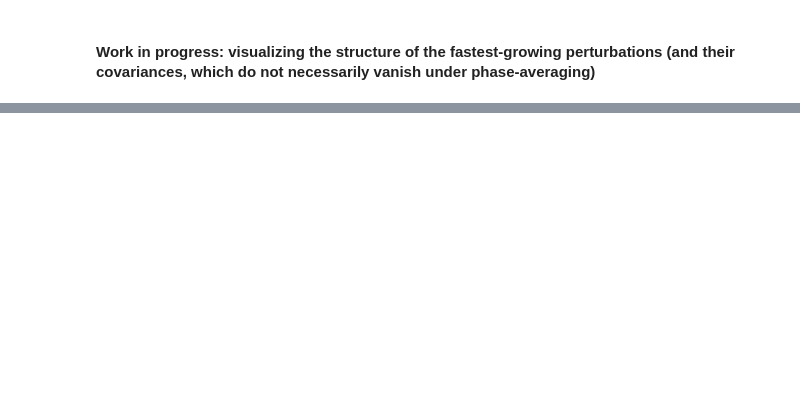
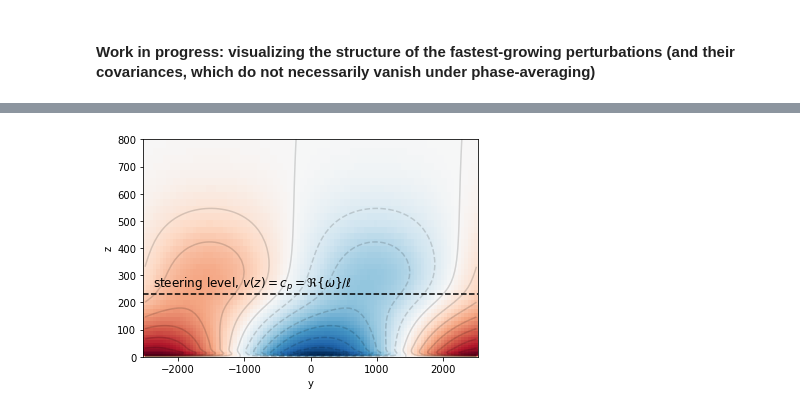
Before and after one commit to hdrake/bmli-linear, a Jupyter notebook: examples/evp_replicate_Wenegrat2018_growth_rates.ipynb, the cells around one changed output, grey strips where cells are left out. Saved outputs shown, nothing was run; the diff lists cells and outputs as text; code cells hidden in the pictures; blank space fills up the shorter version.

```diff
--- a/examples/evp_replicate_Wenegrat2018_growth_rates.ipynb
+++ b/examples/evp_replicate_Wenegrat2018_growth_rates.ipynb
@@ -282,2 +403,34 @@ plt.legend();
 # %%
 solver.set_state(idx, solver.subsystems[0])
+# %%
+import numpy as np
+nt = 100
+ph = np.linspace(-np.pi, np.pi, nt)
+# %%
+b_mode = np.zeros((nz, nt), dtype='float64')
+u_mode = np.zeros((nz, nt), dtype='float64')
+w_mode = np.zeros((nz, nt), dtype='float64')
+v_mode = np.zeros((nz, nt), dtype='float64')
+# %%
+for t in range(nt):
+    b_mode[:, t] = (b['g']*np.e**(1j*ph[t])).real
+    u_mode[:, t] = (u['g']*np.e**(1j*ph[t])).real
+    v_mode[:, t] = (v['g']*np.e**(1j*ph[t])).real
+    w_mode[:, t] = (w['g']*np.e**(1j*ph[t])).real
+
+
+ωr = omega[idx].real # Why do I need a negative here???
+ωi = omega[idx].imag
+
+steerlevel = bml['z'][np.argmin(np.abs(bml['v'] - ωr/l))]
+# %%
+plt.pcolor(ph/l, z, u_mode, cmap=plt.get_cmap("RdBu_r"))
+plt.contour(ph/l, z, u_mode, colors="k", alpha=0.15, levels=15)
+plt.ylim(0, 800)
+plt.xlabel("y")
+plt.ylabel("z")
+
+plt.axhline(steerlevel, color="k", linestyle="--")
+plt.annotate(r"steering level, $v(z) = c_{p} = \Re\{ω\}/\ell$", (-np.pi*0.95/l, steerlevel*1.1), fontsize=12);
+# %% [output]
+[figure, added]
```
Also changed, not shown: parts of 9 cells of this notebook.
